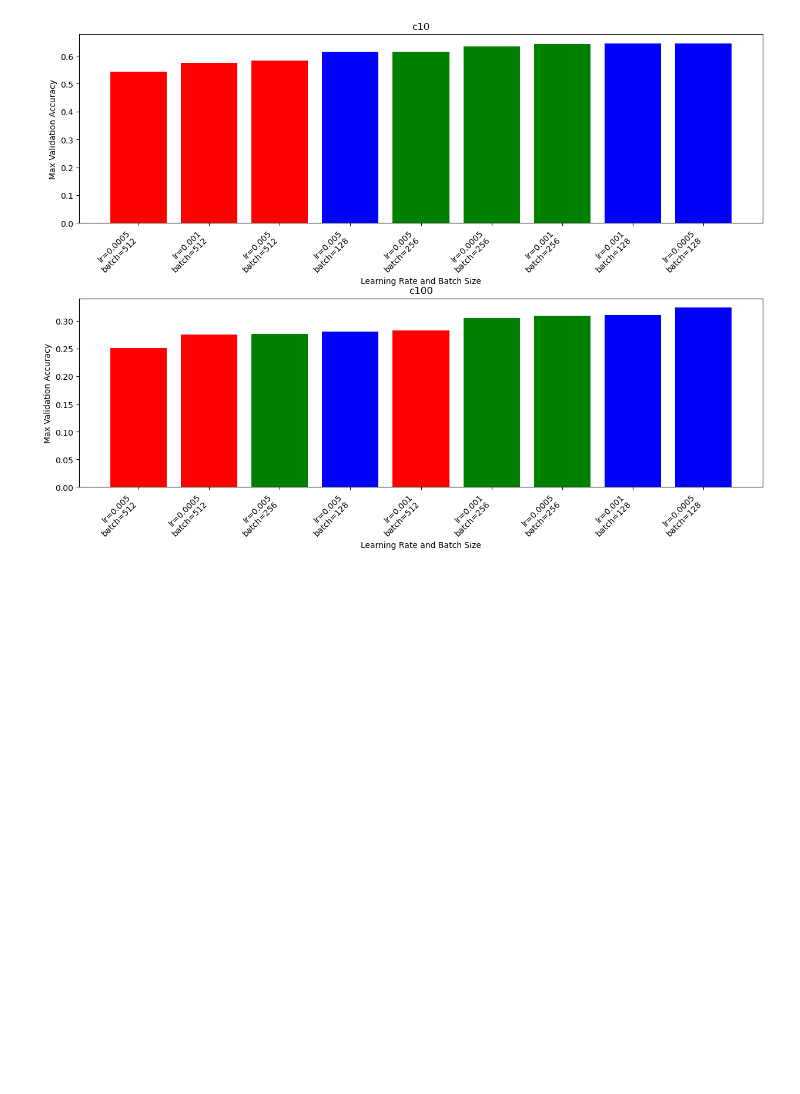
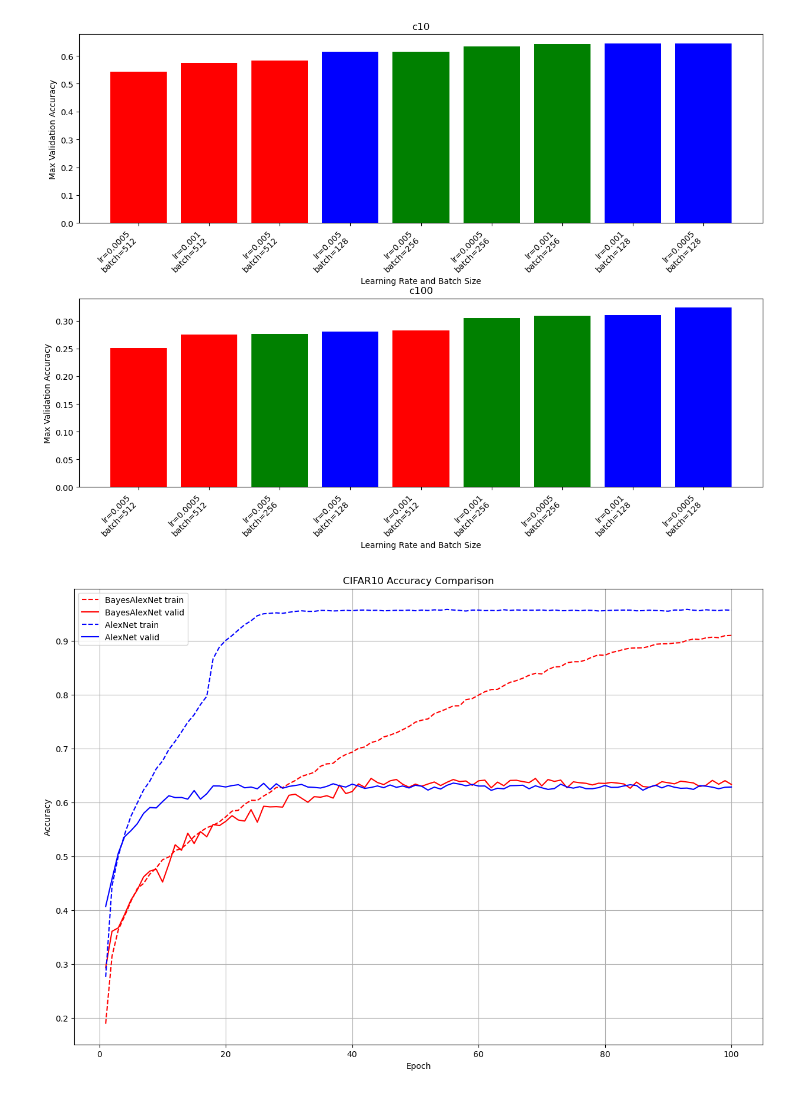
Before and after one commit to Gabrynho/BayesCNNvsFreqCNN, a Jupyter notebook: Plotting.ipynb, the cells around one changed output. Saved outputs shown, nothing was run; the diff lists cells and outputs as text; code cells hidden in the pictures; blank space fills up the shorter version.

```diff
--- a/Plotting.ipynb
+++ b/Plotting.ipynb
@@ -147,3 +190,28 @@ for index, dataset in enumerate(datasets):
 plt.show()
 # %% [output]
 [figure]
+# %%
+# Load the CSV file into a pandas DataFrame
+b_c10 = pd.read_csv('./results/results_c10_lr0.001_batch128.csv')
+f_c10 = pd.read_csv('./results/results_f10_lr0.001_batch128.csv')
+
+# Create a figure and a set of subplots
+fig, ax = plt.subplots(figsize=(15, 10))
+
+# Plot the second function on the second subplot
+ax.plot(b_c10['Epoch']+1, b_c10['Training Accuracy'], label='BayesAlexNet train', color='red', linestyle='dashed')
+ax.plot(b_c10['Epoch']+1, b_c10['Validation Accuracy'], label='BayesAlexNet valid', color='red', linestyle='solid')
+ax.plot(f_c10['Epoch']+1, f_c10['Training Accuracy'], label='AlexNet train', color='blue', linestyle='dashed')
+ax.plot(f_c10['Epoch']+1, f_c10['Validation Accuracy'], label='AlexNet valid', color='blue', linestyle='solid')
+ax.set_title('CIFAR10 Accuracy Comparison')
+ax.set_xlabel('Epoch')
+ax.set_ylabel('Accuracy')
+
+# Display the plots
+#plt.tight_layout()
+plt.legend()
+plt.grid()
+plt.savefig('./images/c10_comparison.png' , dpi=300)
+plt.show()
+# %% [output]
+[figure, added]
```
Also changed, not shown: parts of 6 cells of this notebook, 4 other files.
